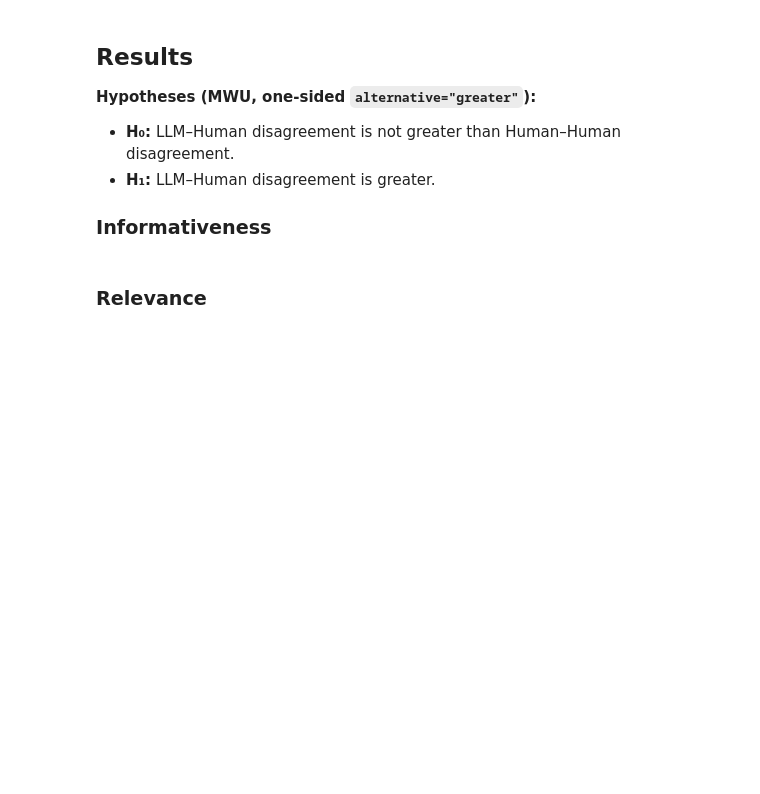
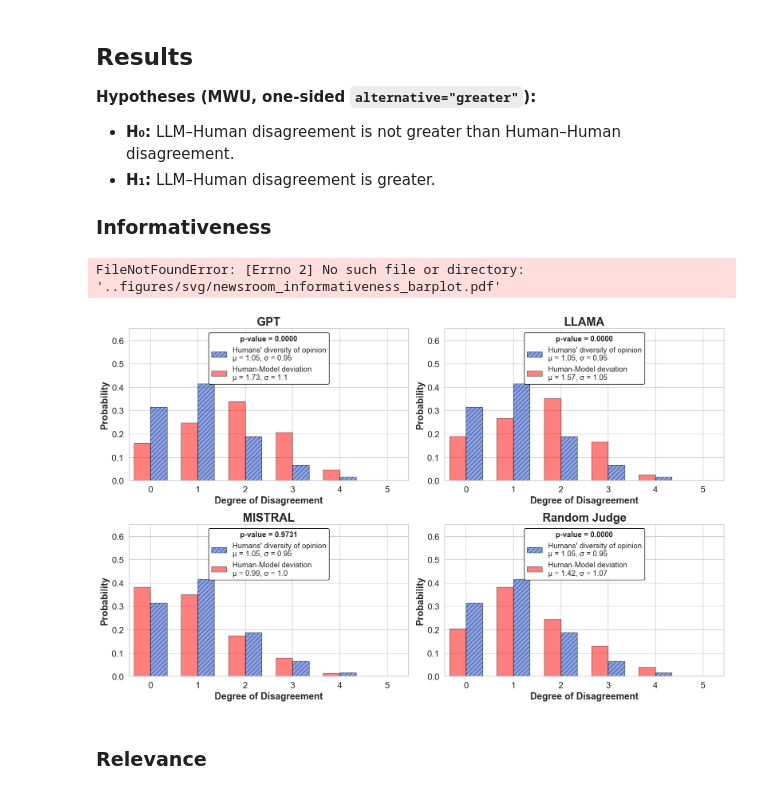
Before and after one commit to Ocean-code-1995/llm-judge-good-enough, a Jupyter notebook: benchmarks/newsroom/src/analysis.ipynb, the cells around one changed output. Saved outputs shown, nothing was run; the diff lists cells and outputs as text; code cells hidden in the pictures; blank space fills up the shorter version.

```diff
--- a/benchmarks/newsroom/src/analysis.ipynb
+++ b/benchmarks/newsroom/src/analysis.ipynb
@@ -181,10 +211,13 @@ human_random_disagreements.keys()
 # %%
 good_enough_informativeness.plot_judges_grid(
     bins=np.arange(0, 5 + 2),
     bar_width=0.35,
     y_lim=0.65,
-    save_path="../svg/newsroom_informativeness_barplot.svg"
+    save_path="../figures/svg/newsroom_informativeness_barplot.pdf"
 )
+# %% [output]
+FileNotFoundError: [Errno 2] No such file or directory: '..figures/svg/newsroom_informativeness_barplot.pdf'
+[figure, added]
 # %% [markdown]
 ### Relevance
 # %%
```
Also changed, not shown: parts of 12 cells of this notebook, 6 other files.
